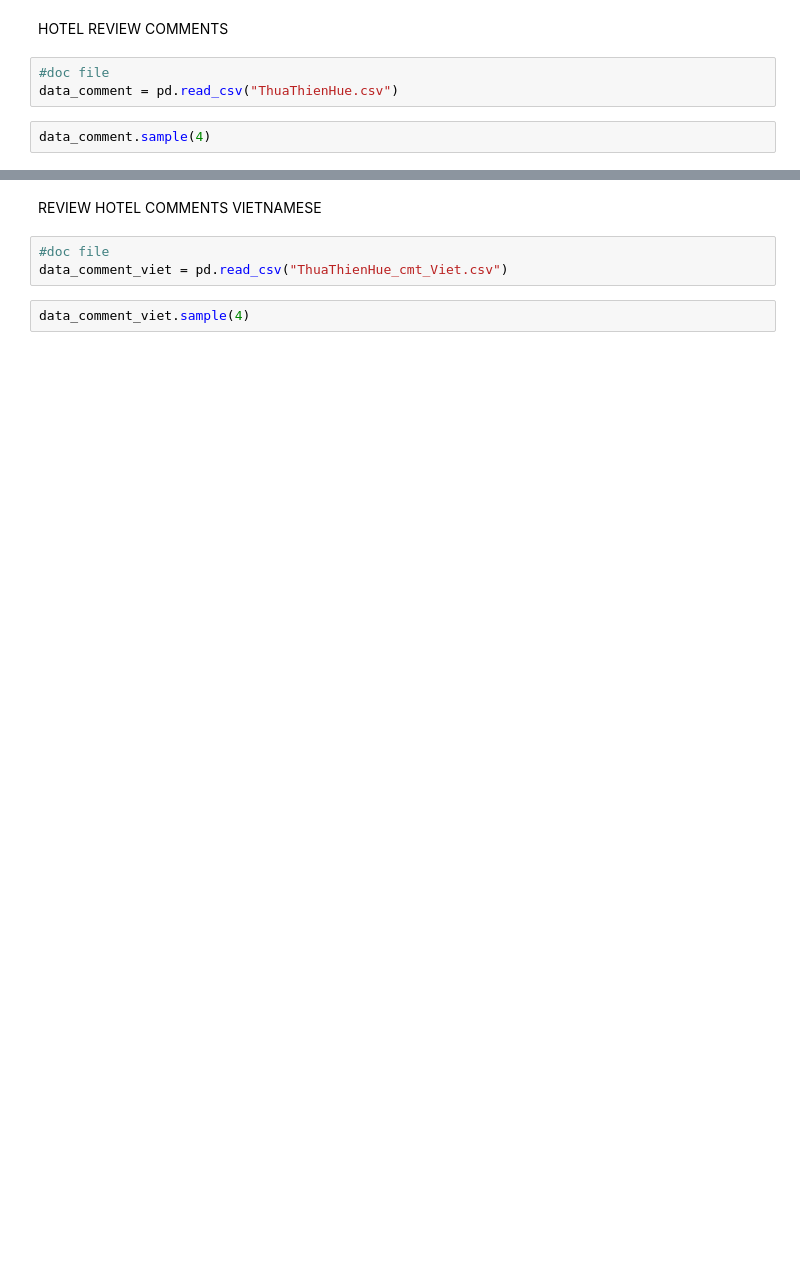
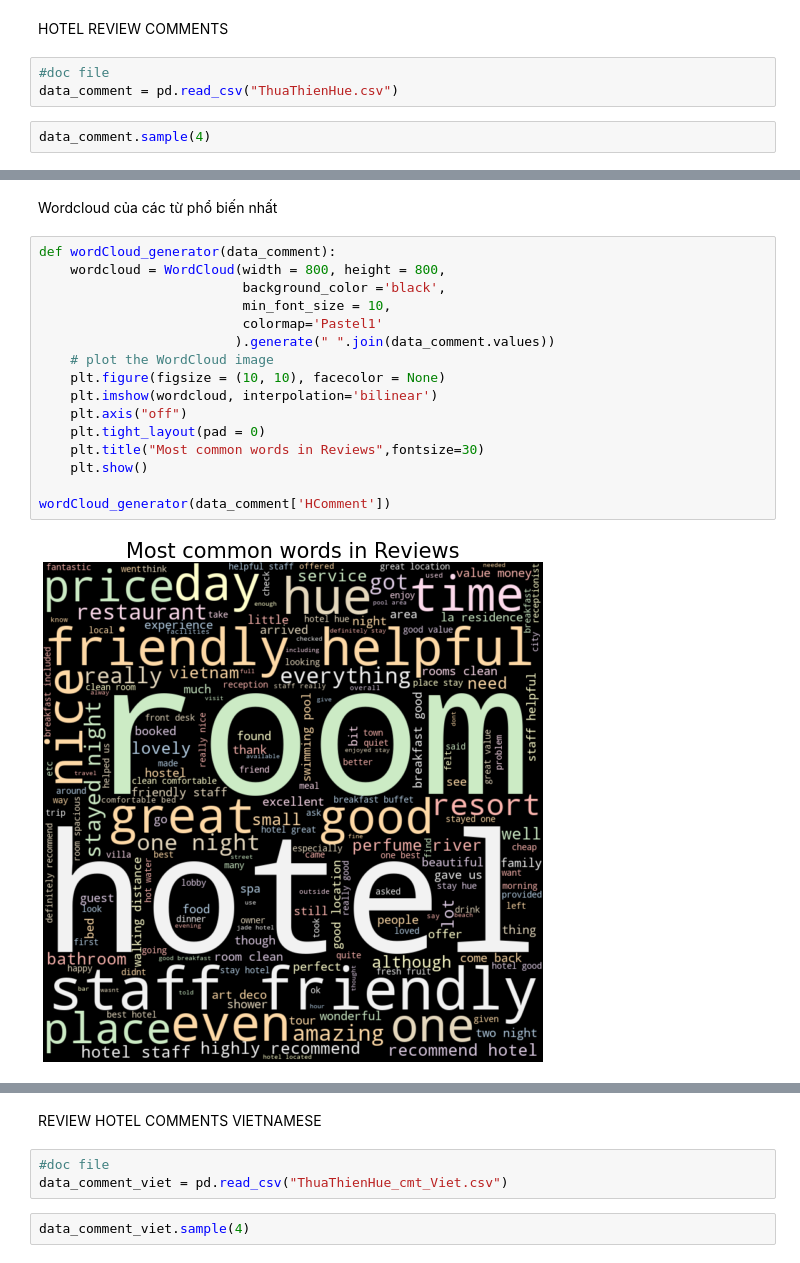
Before and after one commit to TranThiDieuHien/DO_AN_1, a Jupyter notebook: Phân_tích_dữ_liệu.ipynb, the cells around one changed output, grey strips where cells are left out. Cells and saved outputs as stored; diff of their text form; blank space fills up the shorter version.

```diff
--- a/Phân_tích_dữ_liệu.ipynb
+++ b/Phân_tích_dữ_liệu.ipynb
@@ -111,0 +220,21 @@ data_comment.sample(4)
+# %% [markdown]
+
+Wordcloud của các từ phổ biến nhất
+# %%
+def wordCloud_generator(data_comment):
+    wordcloud = WordCloud(width = 800, height = 800,
+                          background_color ='black',
+                          min_font_size = 10,
+                          colormap='Pastel1'
+                         ).generate(" ".join(data_comment.values))
+    # plot the WordCloud image
+    plt.figure(figsize = (10, 10), facecolor = None)
+    plt.imshow(wordcloud, interpolation='bilinear')
+    plt.axis("off")
+    plt.tight_layout(pad = 0)
+    plt.title("Most common words in Reviews",fontsize=30)
+    plt.show()
+
+wordCloud_generator(data_comment['HComment'])
+# %% [output]
+[figure, added]
```
Also changed, not shown: parts of 31 cells of this notebook.
